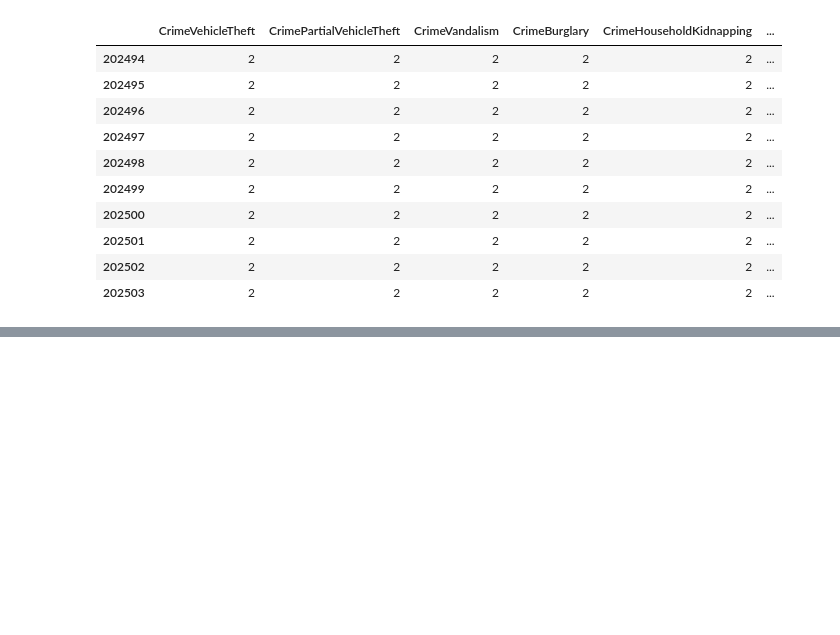
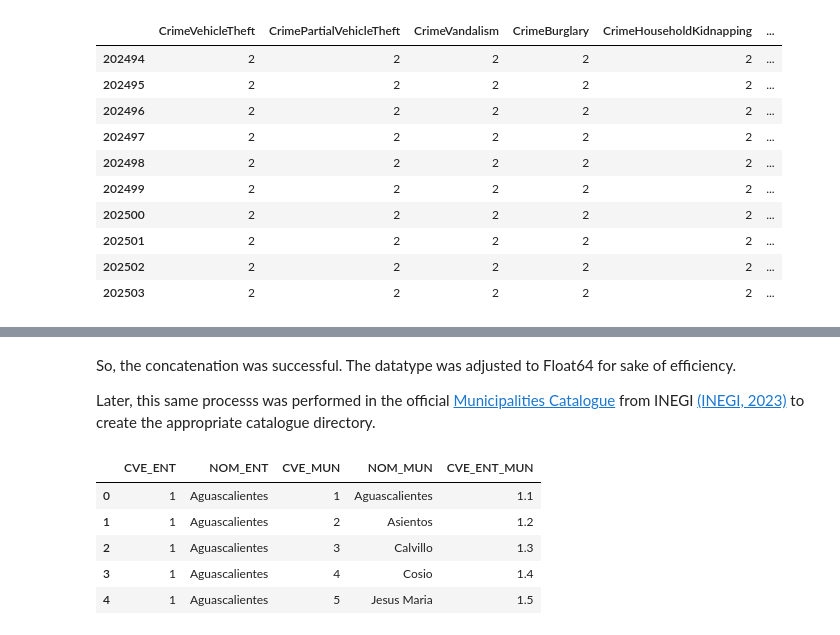
Before and after one commit to DanielEduardoLopez/CrimePredictionMX, a Jupyter notebook: CrimePredictionMX.ipynb, the cells around one changed output, grey strips where cells are left out. Drawn from its saved outputs; the diff is of its cells as text; code cells hidden in the pictures; blank space fills up the shorter version.

Commit message:
Municipalities data wrangled

```diff
--- a/CrimePredictionMX.ipynb
+++ b/CrimePredictionMX.ipynb
@@ -1599,0 +1621,14 @@ Indeed, whenever a crime column is positive (1), the CrimeOverall column signals
+# %% [markdown]
+So, the concatenation was successful. The datatype was adjusted to Float64 for sake of efficiency.
+
+Later, this same processs was performed in the official <a href="https://www.inegi.org.mx/app/ageeml/#">Municipalities Catalogue</a> from INEGI [(INEGI, 2023)](#municipios) to create the appropriate catalogue directory.
+# %%
+mun_cat = pd.read_csv("https://raw.githubusercontent.com/DanielEduardoLopez/CrimePredictionMX/main/MunicipalitiesCatalogue.csv")
+mun_cat.head()
+# %% [output]
+|  | CVE_ENT | NOM_ENT | CVE_MUN | NOM_MUN | CVE_ENT_MUN |
+| 0 | 1 | Aguascalientes | 1 | Aguascalientes | 1.1 |
+| 1 | 1 | Aguascalientes | 2 | Asientos | 1.2 |
+| 2 | 1 | Aguascalientes | 3 | Calvillo | 1.3 |
+| 3 | 1 | Aguascalientes | 4 | Cosio | 1.4 |
+| 4 | 1 | Aguascalientes | 5 | Jesus Maria | 1.5 |
```
Also changed, not shown: parts of 10 cells of this notebook.
